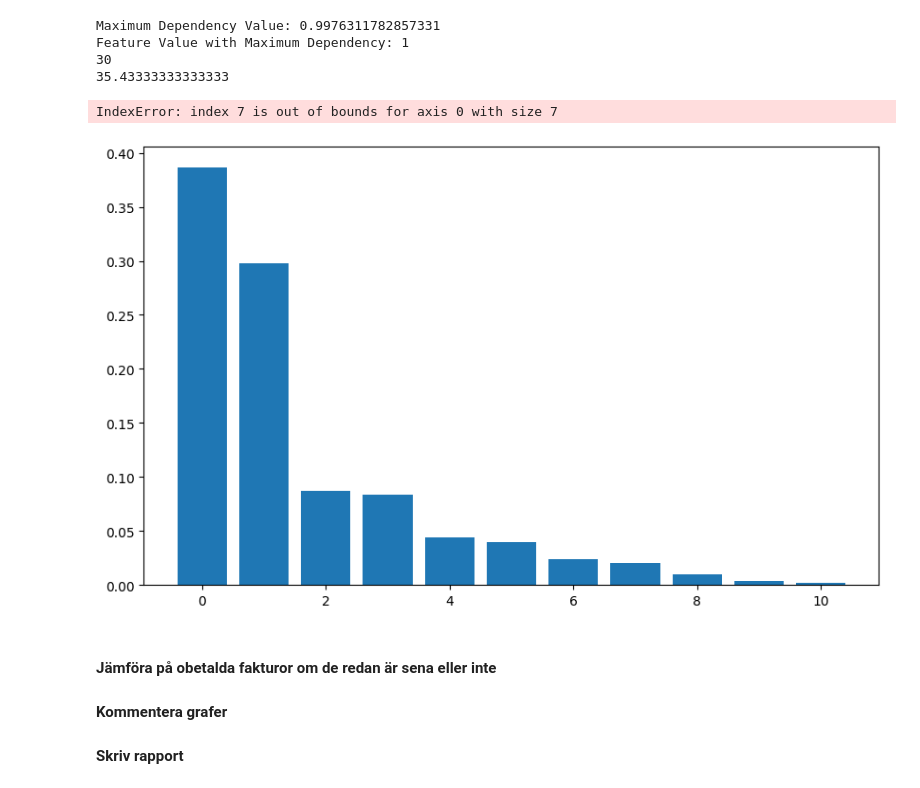
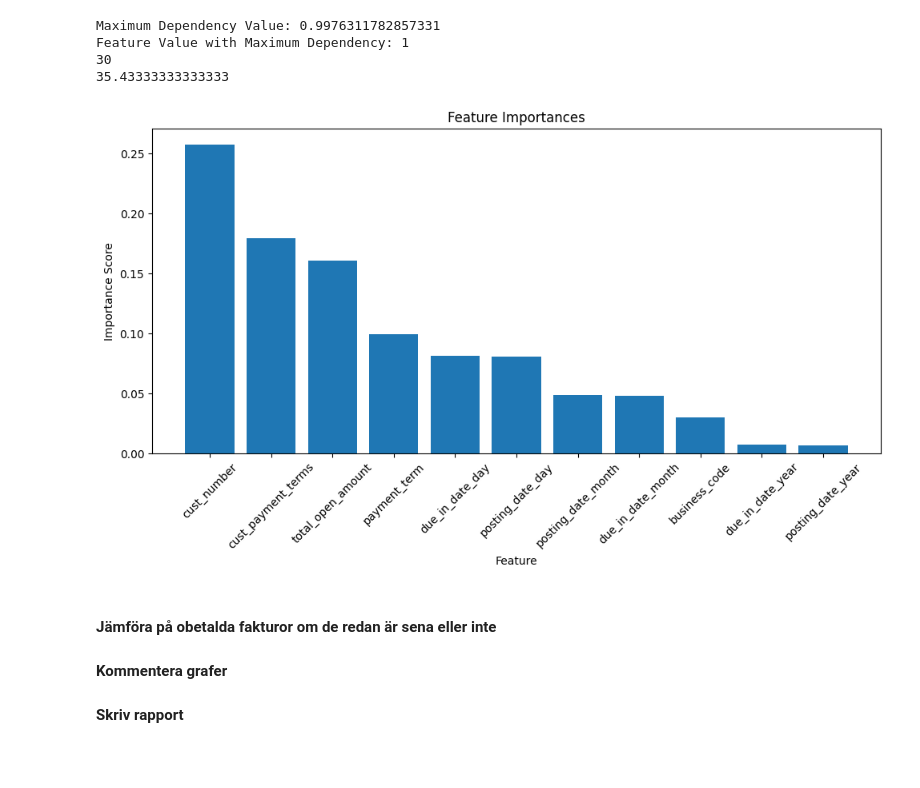
Before and after one commit to Remasproblemas/dv2599_project, a Jupyter notebook: main.ipynb, the cells around one changed output. Saved outputs shown, nothing was run; the diff lists cells and outputs as text; code cells hidden in the pictures; blank space fills up the shorter version.

```diff
--- a/main.ipynb
+++ b/main.ipynb
@@ -1354,24 +1354,23 @@ Feature Value with Maximum Dependency: 1
 35.43333333333333
 # %%
 # Get feature importances
-feature_importances = gdb.feature_importances_
+feature_importances = rfc.feature_importances_
 
 # Sort features by importance
-feature_names = secs_X_test.columns  # Replace with your feature names if available
+feature_names = date_X_test.columns  # Replace with your feature names if available
 sorted_indices = np.argsort(feature_importances)[::-1]
 
 # Plot feature importances
 plt.figure(figsize=(10, 6))
 plt.bar(range(len(feature_importances)), feature_importances[sorted_indices], align="center")
 plt.xticks(range(len(feature_importances)), feature_names[sorted_indices], rotation=45)
 plt.title("Feature Importances")
 plt.xlabel("Feature")
 plt.ylabel("Importance Score")
 plt.tight_layout()
 plt.show()
 # %% [output]
-IndexError: index 7 is out of bounds for axis 0 with size 7
-[figure, old version]
+[figure, new version]
 # %% [markdown]
 #### Jämföra på obetalda fakturor om de redan är sena eller inte
 #### Kommentera grafer
```
Also changed, not shown: parts of 2 cells of this notebook.
